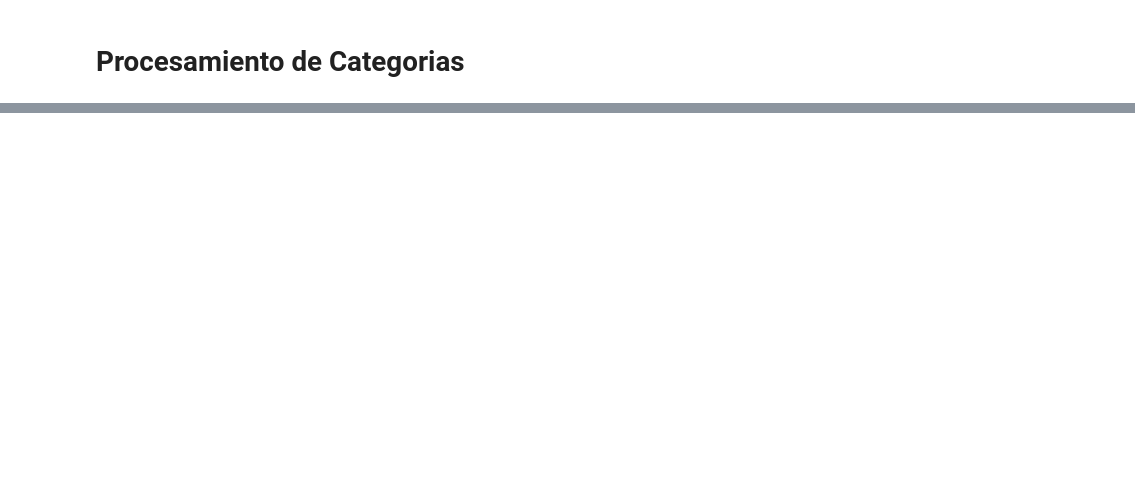
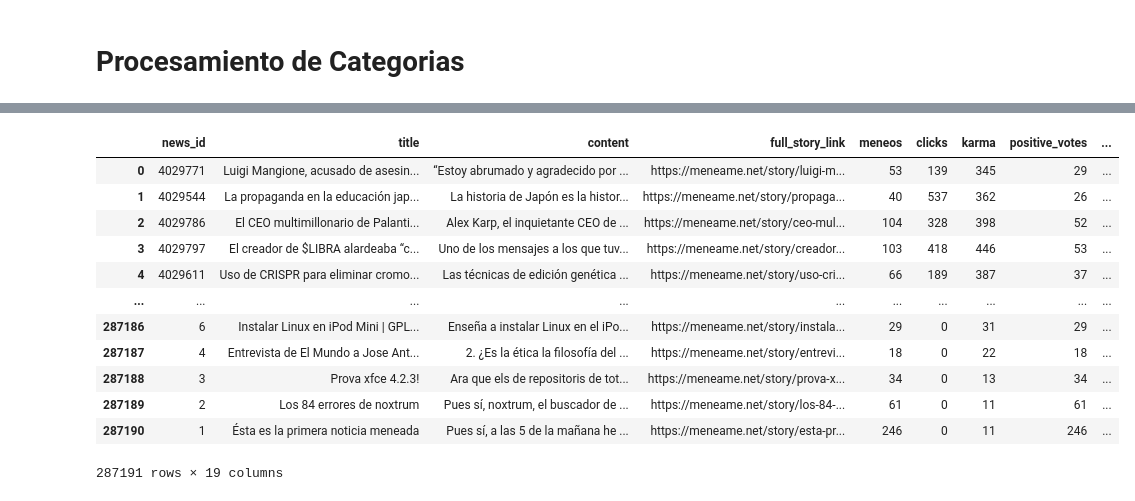
Before and after one commit to LucijaBrcic/Analisis-de-noticias, a Jupyter notebook: src/Limpieza/limpieza.ipynb, the cells around one changed output, grey strips where cells are left out. Drawn from its saved outputs; the diff is of its cells as text; code cells hidden in the pictures; blank space fills up the shorter version.

```diff
--- a/src/Limpieza/limpieza.ipynb
+++ b/src/Limpieza/limpieza.ipynb
@@ -8,5 +10,5 @@ df2 = pd.read_csv("../csv/meneame_scraped_final.csv", encoding="utf-8")
 # %%
-df = pd.concat([df1,df2], ignore_index=True)
+df = pd.concat([df1,df2,df3], ignore_index=True)
 # %%
 df.info()
 # %% [output]
@@ -80,0 +130,19 @@ See the caveats in the documentation: https://pandas.pydata.org/pandas-docs/stab
+# %%
+# función para asignar provincias y ccaa del title/content
+def asignar_provincia_comunidad(row):
+    for comunidad, datos in PROVINCIAS_COMUNIDADES.items():
+        provincias = datos["provincias"]
+        equivalencias = datos.get("equivalencias", {})
+
+        for provincia in provincias:
+            if provincia in row["title"] or provincia in row["content"]:
+                return {"provincia": provincia, "comunidad": comunidad}
+
+        for variante, provincia_estandar in equivalencias.items():
+            if variante in row["title"] or variante in row["content"]:
+                return {"provincia": provincia_estandar, "comunidad": comunidad}
+
+    return {"provincia": "Desconocido", "comunidad": "Desconocido"}
+# %%
+# Aplicar la función fila por fila
+df[["provincia", "comunidad"]] = df.apply(asignar_provincia_comunidad, axis=1).apply(pd.Series)
@@ -81,8 +169,6 @@ See the caveats in the documentation: https://pandas.pydata.org/pandas-docs/stab
 # %%
-def comunidad_proc(row):
-    if row["comunidad"] == "Desconocido":
-        row["comunidad"] = None
-    return row
-df = df.apply(comunidad_proc, axis=1)
+df['comunidad'] = df['comunidad'].replace('Desconocido', np.nan)
+
+df['provincia'] = df['provincia'].replace('Desconocido', np.nan)
 # %% [markdown]
 # Procesamiento de Categorias
@@ -371 +502,17 @@ Crimen                            2
 Name: count, dtype: int64
+# %%
+df
+# %% [output]
+|  | news_id | title | content | full_story_link | meneos | clicks | karma | positive_votes | ... |
+| 0 | 4029771 | Luigi Mangione, acusado de asesin... | “Estoy abrumado y agradecido por ... | https://meneame.net/story/luigi-m... | 53 | 139 | 345 | 29 | ... |
+| 1 | 4029544 | La propaganda en la educación jap... | La historia de Japón es la histor... | https://meneame.net/story/propaga... | 40 | 537 | 362 | 26 | ... |
+| 2 | 4029786 | El CEO multimillonario de Palanti... | Alex Karp, el inquietante CEO de ... | https://meneame.net/story/ceo-mul... | 104 | 328 | 398 | 52 | ... |
+| 3 | 4029797 | El creador de $LIBRA alardeaba “c... | Uno de los mensajes a los que tuv... | https://meneame.net/story/creador... | 103 | 418 | 446 | 53 | ... |
+| 4 | 4029611 | Uso de CRISPR para eliminar cromo... | Las técnicas de edición genética ... | https://meneame.net/story/uso-cri... | 66 | 189 | 387 | 37 | ... |
+| ... | ... | ... | ... | ... | ... | ... | ... | ... | ... |
+| 287186 | 6 | Instalar Linux en iPod Mini | GPL... | Enseña a instalar Linux en el iPo... | https://meneame.net/story/instala... | 29 | 0 | 31 | 29 | ... |
+| 287187 | 4 | Entrevista de El Mundo a Jose Ant... | 2. ¿Es la ética la filosofía del ... | https://meneame.net/story/entrevi... | 18 | 0 | 22 | 18 | ... |
+| 287188 | 3 | Prova xfce 4.2.3! | Ara que els de repositoris de tot... | https://meneame.net/story/prova-x... | 34 | 0 | 13 | 34 | ... |
+| 287189 | 2 | Los 84 errores de noxtrum | Pues sí, noxtrum, el buscador de ... | https://meneame.net/story/los-84-... | 61 | 0 | 11 | 61 | ... |
+| 287190 | 1 | Ésta es la primera noticia meneada | Pues sí, a las 5 de la mañana he ... | https://meneame.net/story/esta-pr... | 246 | 0 | 11 | 246 | ... |
+287191 rows × 19 columns
```
Also changed, not shown: parts of 11 cells of this notebook.
